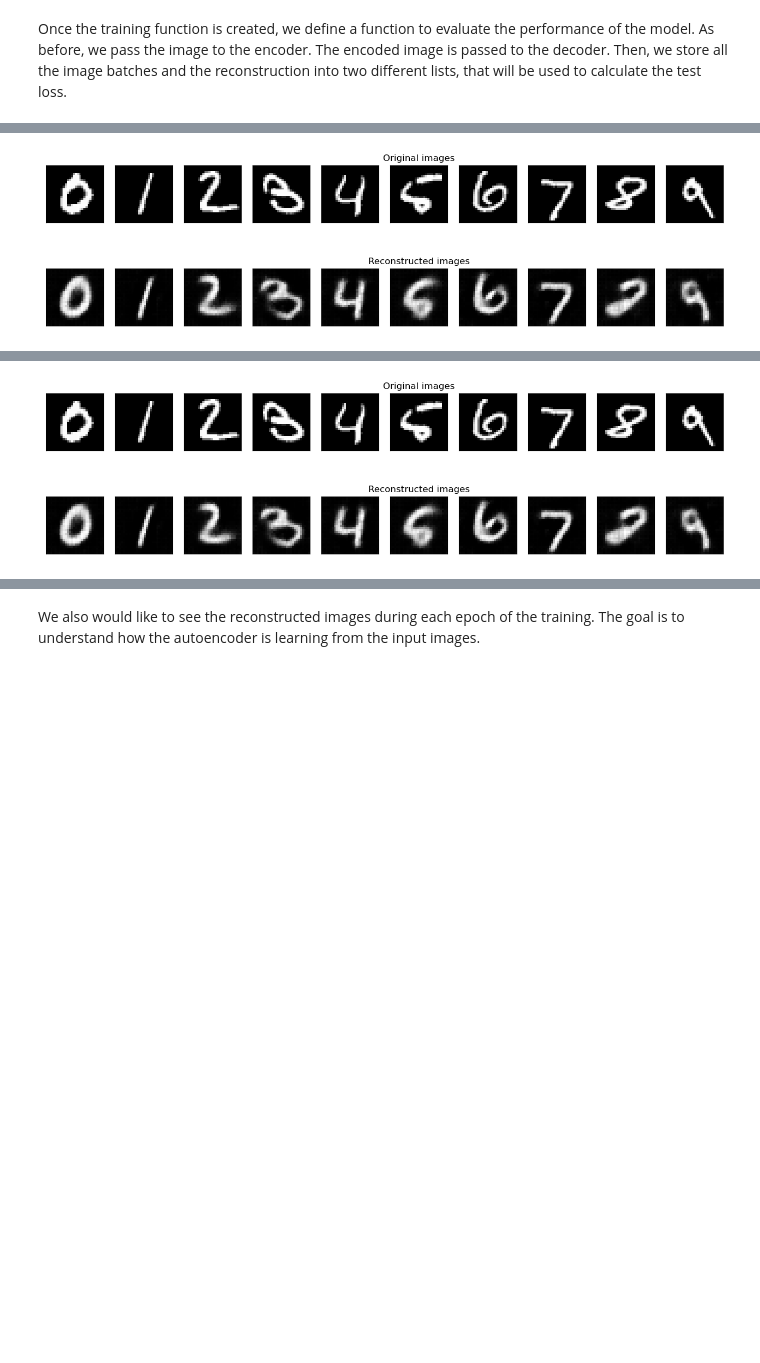
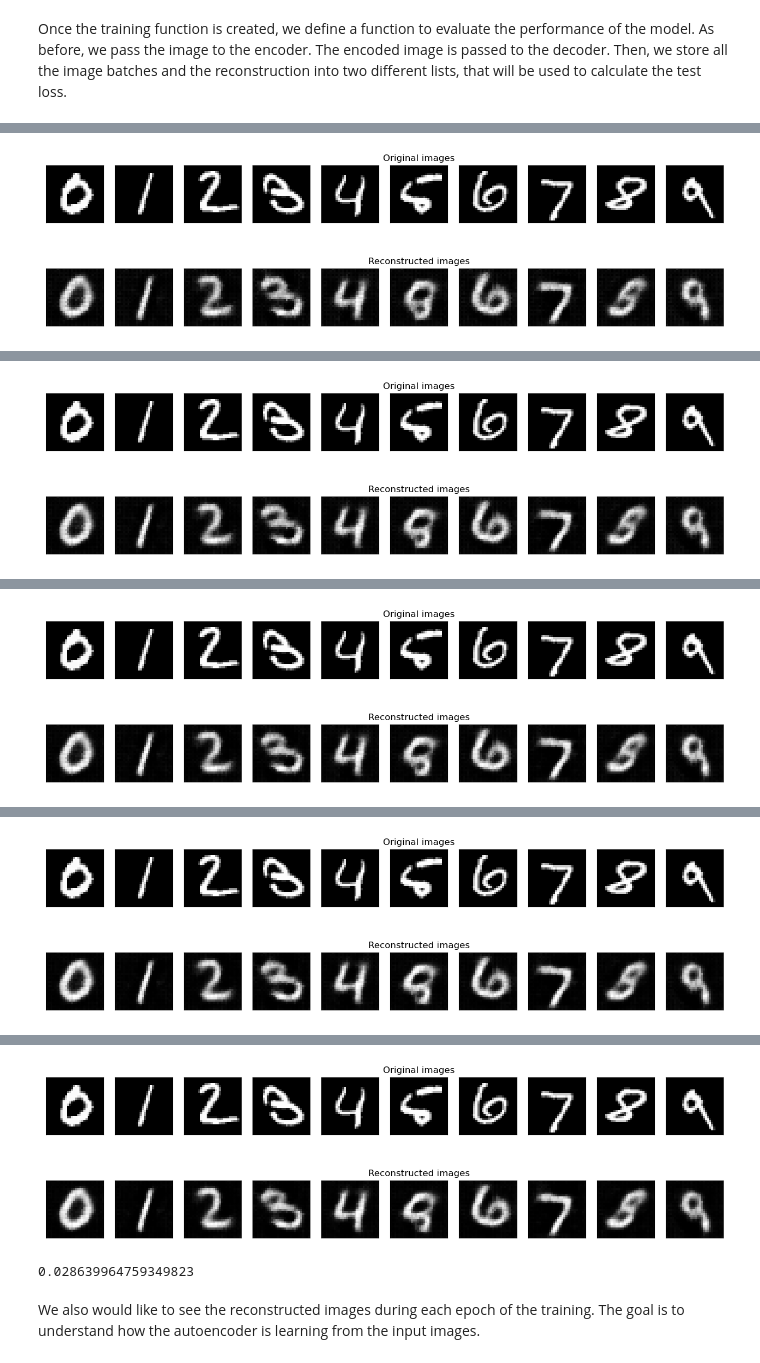
Before and after one commit to GorenzelgProjects/Fag_Projekt_KID, a Jupyter notebook: CNN inspiritation.ipynb, the cells around one changed output, grey strips where cells are left out. Cells and saved outputs as stored; diff of their text form; code cells hidden in the pictures; blank space fills up the shorter version.

```diff
--- a/CNN inspiritation.ipynb
+++ b/CNN inspiritation.ipynb
@@ -284,6 +354,6 @@ Once the training function is created, we define a function to evaluate the perf
 # %%
 model2 = Epoch(encoder,decoder,device,
    train_loader,loss_fn,optim)
-model2.train(verbose=False)
+model2.train(verbose=False,num_epochs=5)
 model2.test_epoch().item()
 # %% [output]
@@ -291 +361 @@ model2.test_epoch().item()
-[figure, old version]
+[figure, new version]
@@ -293 +363 @@ model2.test_epoch().item()
-[figure, old version]
+[figure, new version]
@@ -294,0 +365 @@ model2.test_epoch().item()
+[figure, added]
@@ -294,0 +367 @@ model2.test_epoch().item()
+[figure, added]
@@ -295,3 +369,5 @@ model2.test_epoch().item()
+[figure, added]
+0.028639964759349823
 # %% [markdown]
 We also would like to see the reconstructed images during each epoch of the training. The goal is to understand how the autoencoder is learning from the input images.
 # %% [markdown]
```
Also changed, not shown: parts of 5 cells of this notebook.
